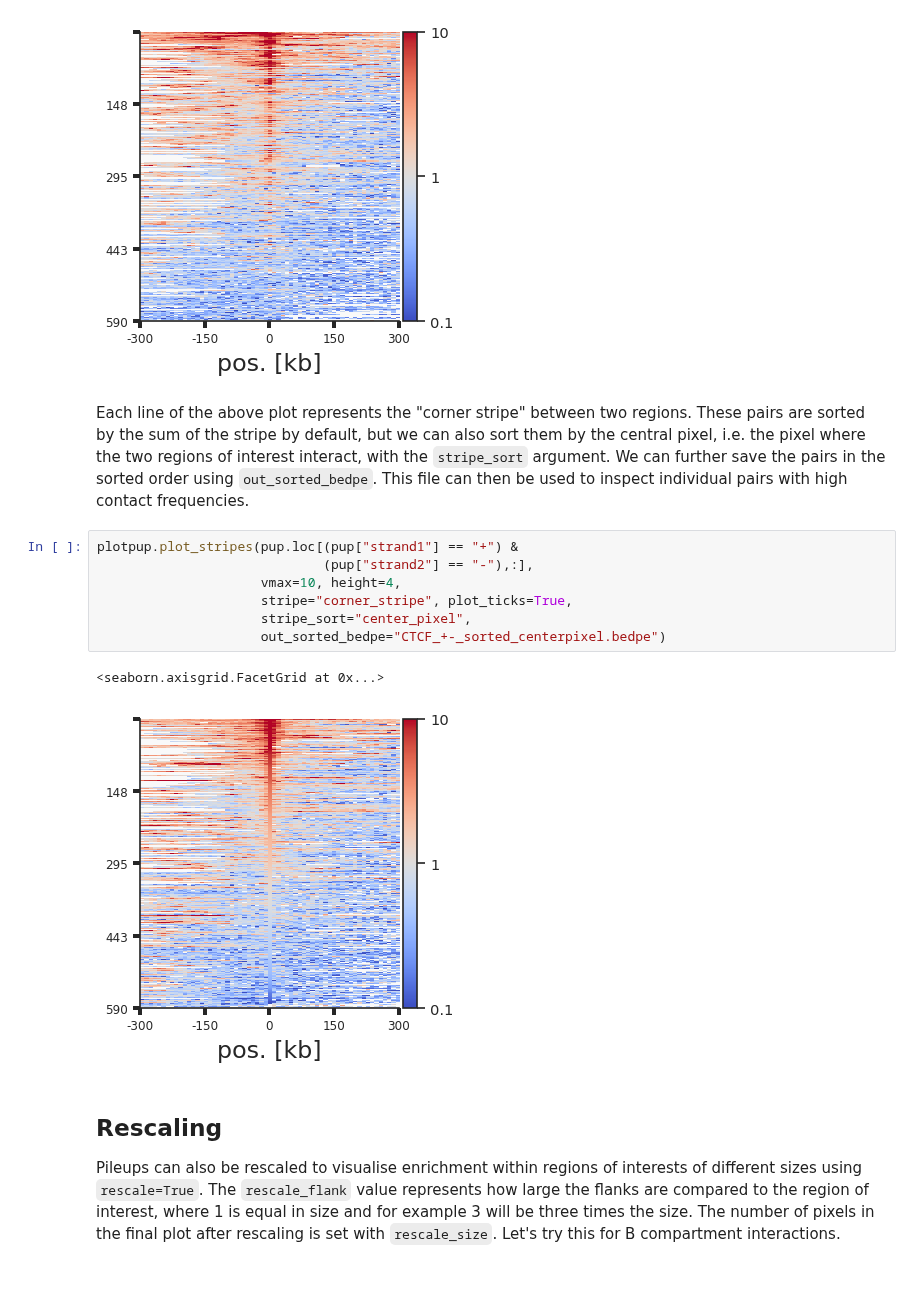
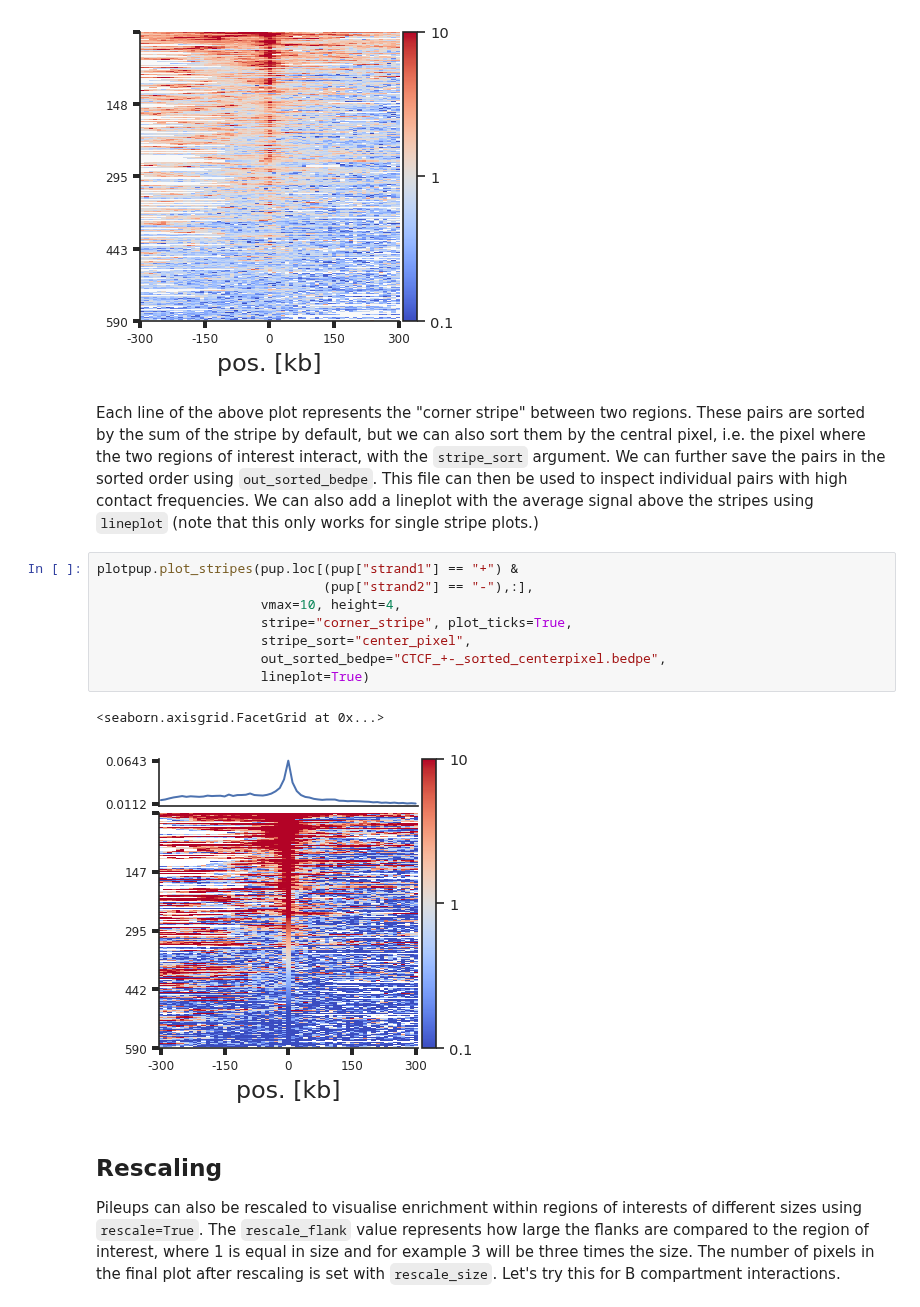
Before and after one commit to open2c/coolpuppy, a Jupyter notebook: docs/source/Examples/Walkthrough_API.ipynb, the cells around one changed output. Saved outputs shown, nothing was run; the diff lists cells and outputs as text; blank space fills up the shorter version.

```diff
--- a/docs/source/Examples/Walkthrough_API.ipynb
+++ b/docs/source/Examples/Walkthrough_API.ipynb
@@ -469,17 +458,18 @@ plotpup.plot_stripes(pup.loc[(pup["strand1"] == "+") &
 <seaborn.axisgrid.FacetGrid at 0x...>
 [figure]
 # %% [markdown]
-Each line of the above plot represents the "corner stripe" between two regions. These pairs are sorted by the sum of the stripe by default, but we can also sort them by the central pixel, i.e. the pixel where the two regions of interest interact, with the `stripe_sort` argument. We can further save the pairs in the sorted order using `out_sorted_bedpe`. This file can then be used to inspect individual pairs with high contact frequencies.
+Each line of the above plot represents the "corner stripe" between two regions. These pairs are sorted by the sum of the stripe by default, but we can also sort them by the central pixel, i.e. the pixel where the two regions of interest interact, with the `stripe_sort` argument. We can further save the pairs in the sorted order using `out_sorted_bedpe`. This file can then be used to inspect individual pairs with high contact frequencies. We can also add a lineplot with the average signal above the stripes using `lineplot` (note that this only works for single stripe plots.)
 # %%
 plotpup.plot_stripes(pup.loc[(pup["strand1"] == "+") &
                              (pup["strand2"] == "-"),:],
                      vmax=10, height=4,
                      stripe="corner_stripe", plot_ticks=True,
                      stripe_sort="center_pixel",
-                     out_sorted_bedpe="CTCF_+-_sorted_centerpixel.bedpe")
+                     out_sorted_bedpe="CTCF_+-_sorted_centerpixel.bedpe",
+                     lineplot=True)
 # %% [output]
 <seaborn.axisgrid.FacetGrid at 0x...>
-[figure, old version]
+[figure, new version]
 # %% [markdown]
 ## Rescaling
 
```
Also changed, not shown: parts of 3 cells of this notebook, 6 other files.
